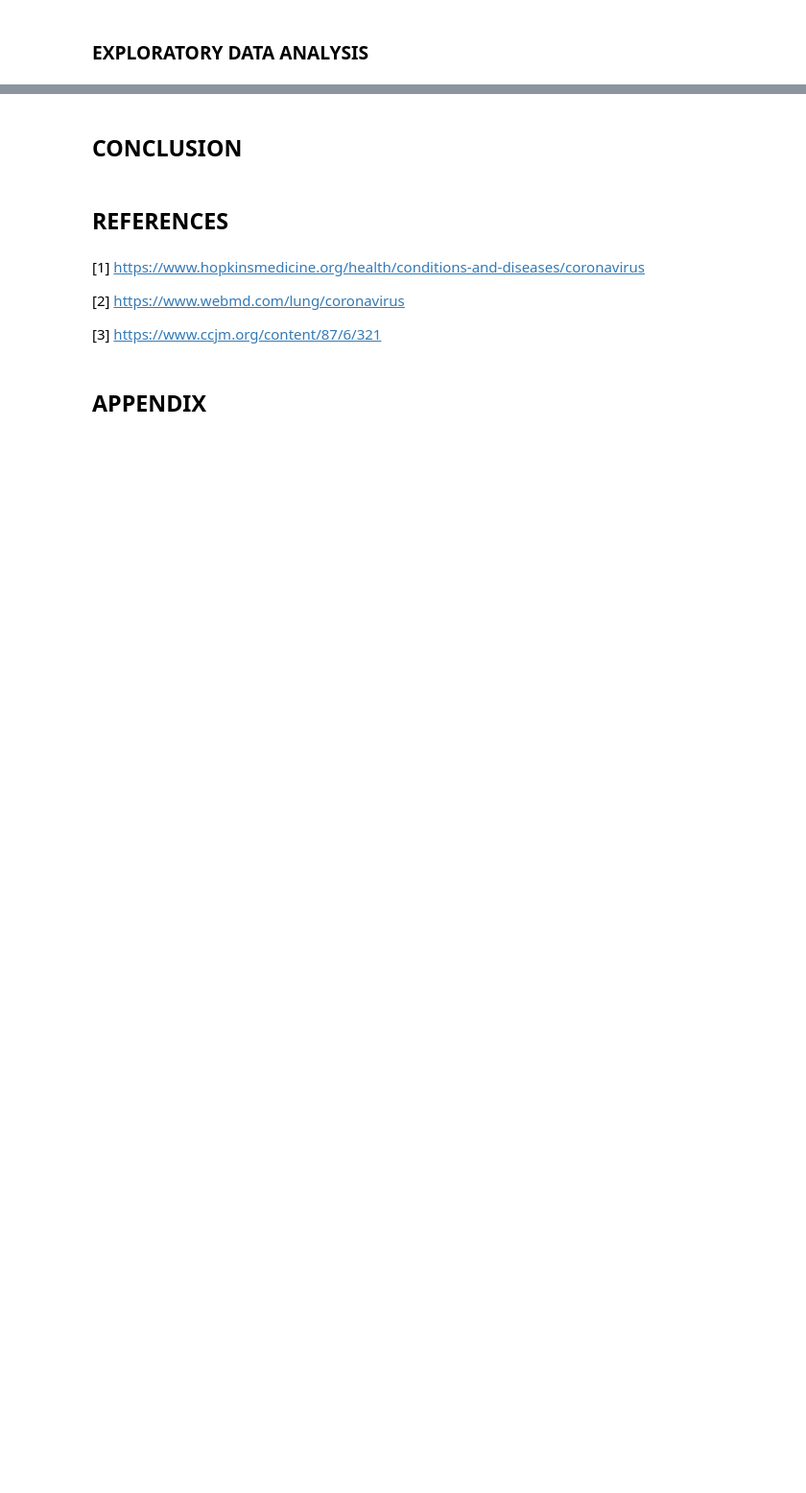
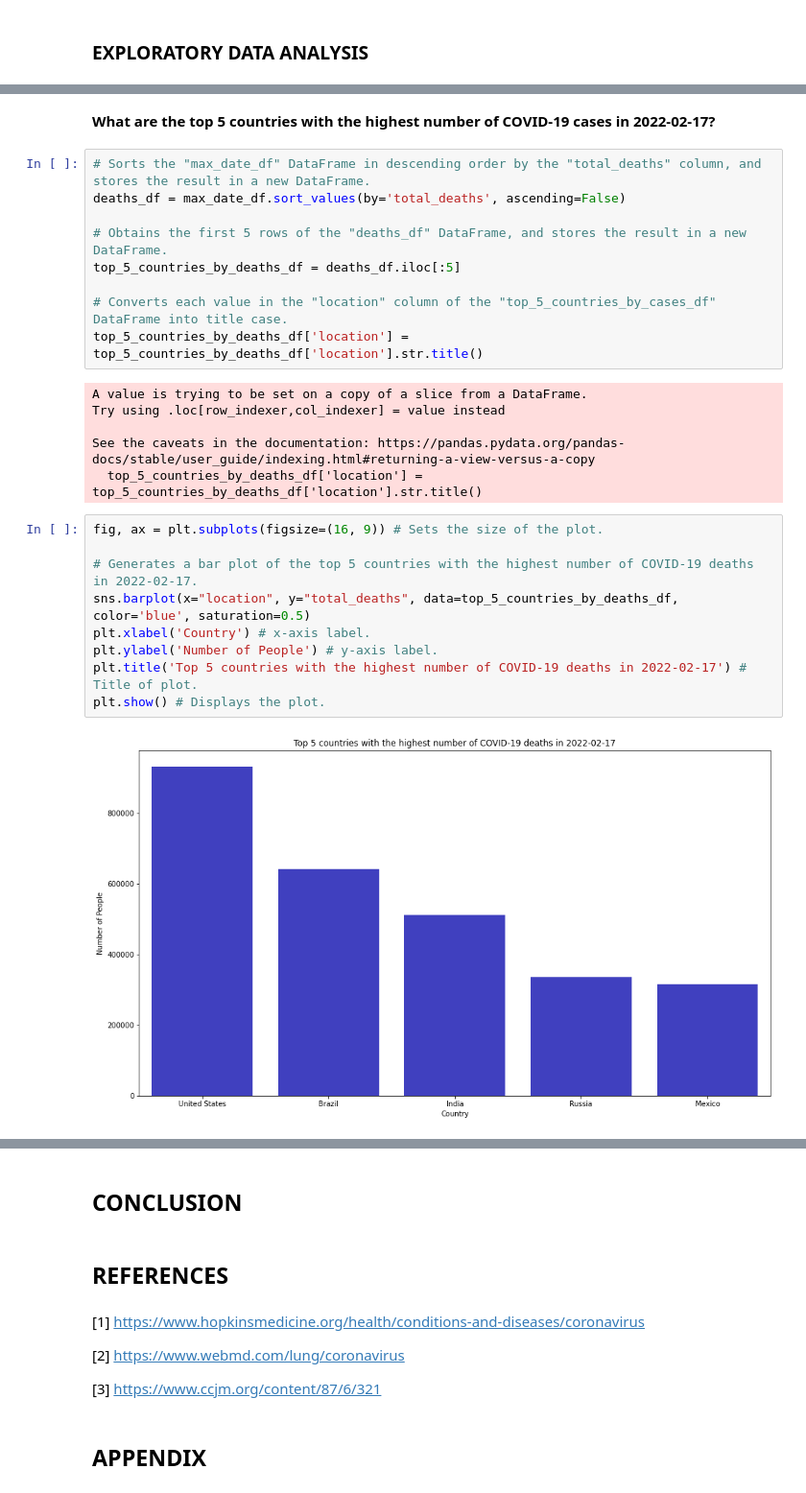
Before and after one commit to davidehosein/COVID-19-Analysis, a Jupyter notebook: covid_19_analysis.ipynb, the cells around one changed output, grey strips where cells are left out. Shown at 96% size. Cells and saved outputs as stored; diff of their text form; blank space fills up the shorter version.

```diff
--- a/covid_19_analysis.ipynb
+++ b/covid_19_analysis.ipynb
@@ -357,0 +444,28 @@ There are 192 countries in the dataset.
+# %% [markdown]
+**What are the top 5 countries with the highest number of COVID-19 cases in 2022-02-17?**
+# %%
+# Sorts the "max_date_df" DataFrame in descending order by the "total_deaths" column, and stores the result in a new DataFrame.
+deaths_df = max_date_df.sort_values(by='total_deaths', ascending=False)
+
+# Obtains the first 5 rows of the "deaths_df" DataFrame, and stores the result in a new DataFrame.
+top_5_countries_by_deaths_df = deaths_df.iloc[:5]
+
+# Converts each value in the "location" column of the "top_5_countries_by_cases_df" DataFrame into title case.
+top_5_countries_by_deaths_df['location'] = top_5_countries_by_deaths_df['location'].str.title()
+# %% [output]
+A value is trying to be set on a copy of a slice from a DataFrame.
+Try using .loc[row_indexer,col_indexer] = value instead
+
+See the caveats in the documentation: https://pandas.pydata.org/pandas-docs/stable/user_guide/indexing.html#returning-a-view-versus-a-copy
+  top_5_countries_by_deaths_df['location'] = top_5_countries_by_deaths_df['location'].str.title()
+# %%
+fig, ax = plt.subplots(figsize=(16, 9)) # Sets the size of the plot.
+
+# Generates a bar plot of the top 5 countries with the highest number of COVID-19 deaths in 2022-02-17.
+sns.barplot(x="location", y="total_deaths", data=top_5_countries_by_deaths_df, color='blue', saturation=0.5)
+plt.xlabel('Country') # x-axis label.
+plt.ylabel('Number of People') # y-axis label.
+plt.title('Top 5 countries with the highest number of COVID-19 deaths in 2022-02-17') # Title of plot.
+plt.show() # Displays the plot.
+# %% [output]
+[figure, added]
```
Also changed, not shown: parts of 50 cells of this notebook.
